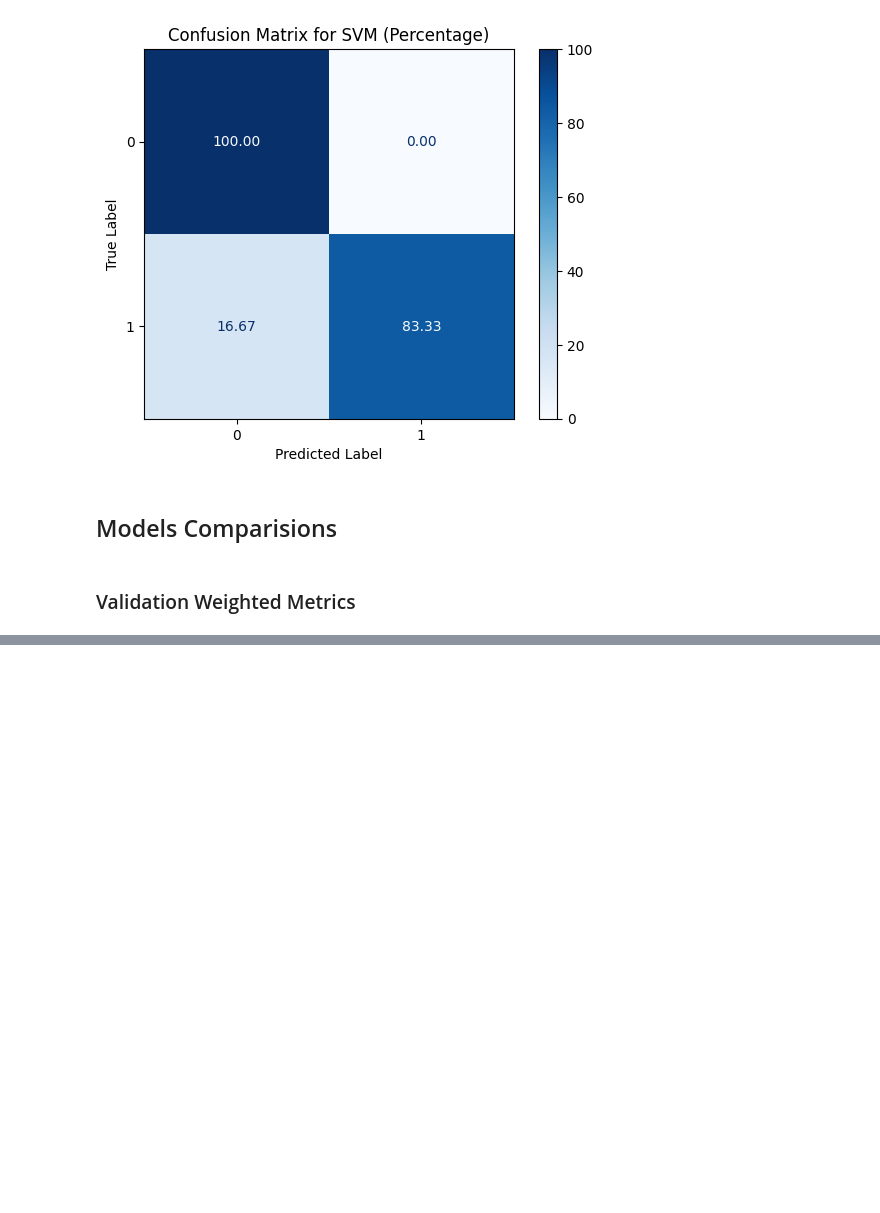
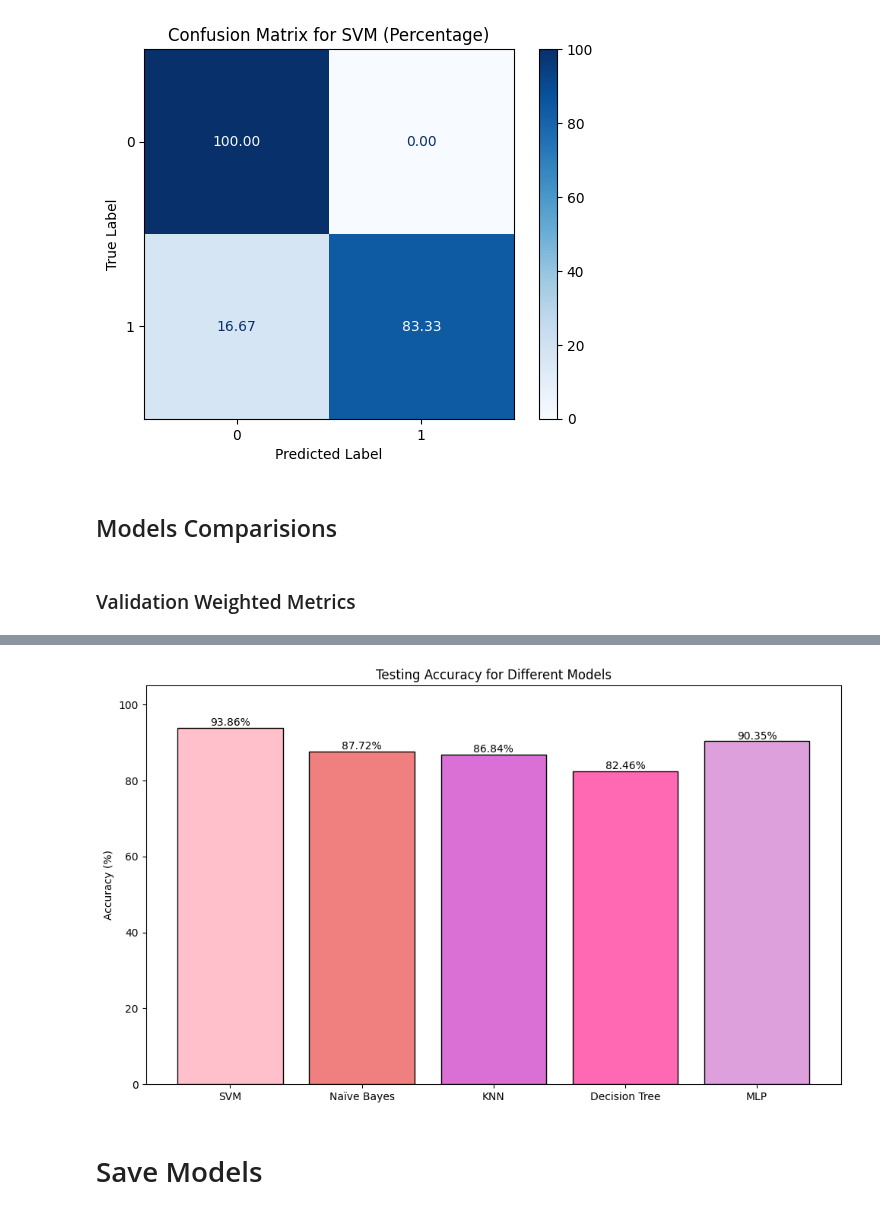
Before and after one commit to Malak0277/Breast-Cancer-Types-Prediction, a Jupyter notebook: Breast_Cancer_Model_Development_2.ipynb, the cells around one changed output, grey strips where cells are left out. Cells and saved outputs as stored; diff of their text form; code cells hidden in the pictures; blank space fills up the shorter version.

```diff
--- a/Breast_Cancer_Model_Development_2.ipynb
+++ b/Breast_Cancer_Model_Development_2.ipynb
@@ -865,0 +860,19 @@ plt.show()
+# %%
+accuracies = [acc * 100 for acc in accuracies]  # Convert to percentages
+
+plt.figure(figsize=(10, 6))
+plt.bar(models, accuracies, color=colors, edgecolor="black")
+
+# Annotate with percentage format
+for i, acc in enumerate(accuracies):
+    plt.text(i, acc + 0.5, f"{acc:.2f}%", ha="center", fontsize=10, color="black")
+
+plt.ylabel("Accuracy (%)")
+plt.title("Testing Accuracy for Different Models")
+plt.ylim(0, 105)  # Adjusted for percentage scale
+plt.tight_layout()
+plt.show()
+# %% [output]
+[figure, added]
+# %% [markdown]
+# Save Models
```
Also changed, not shown: parts of 12 cells of this notebook.
